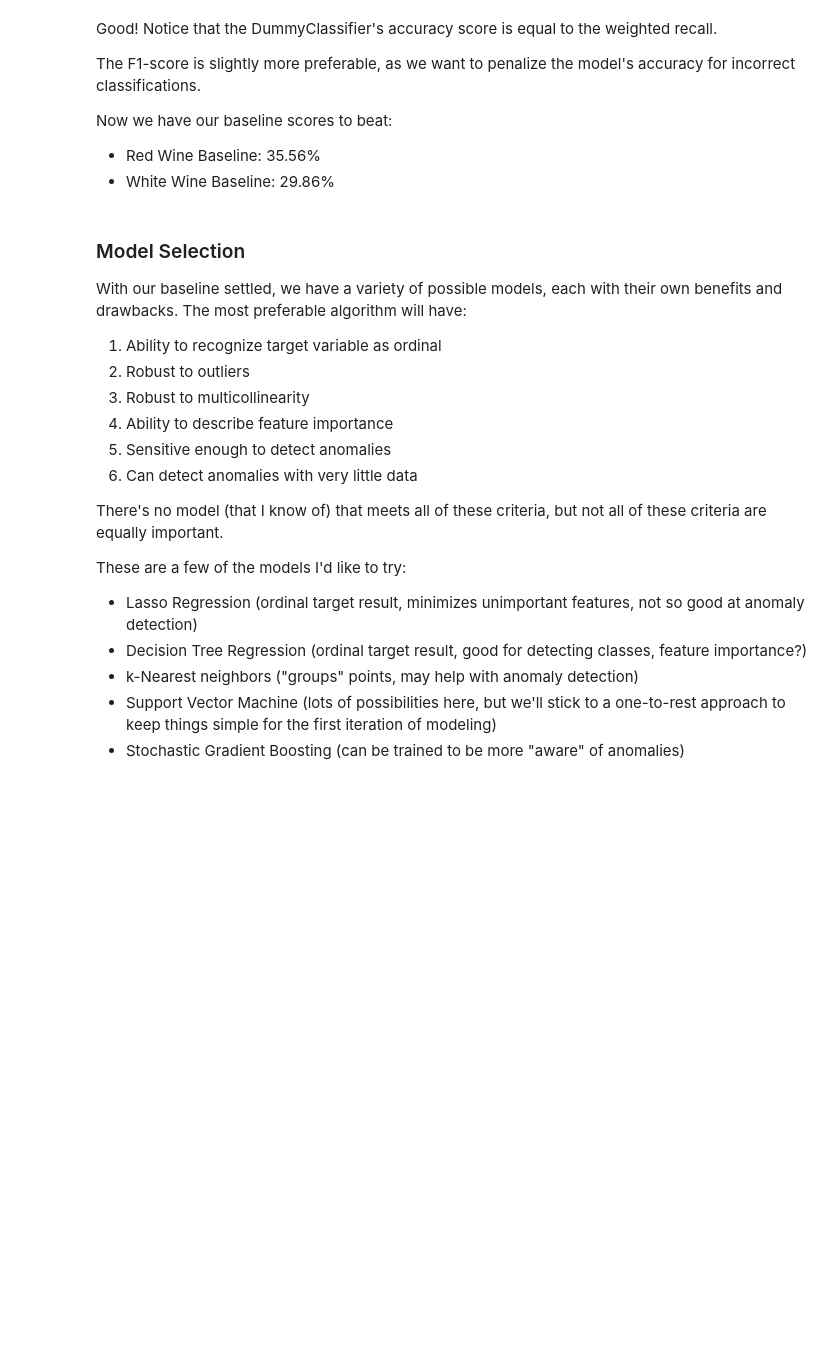
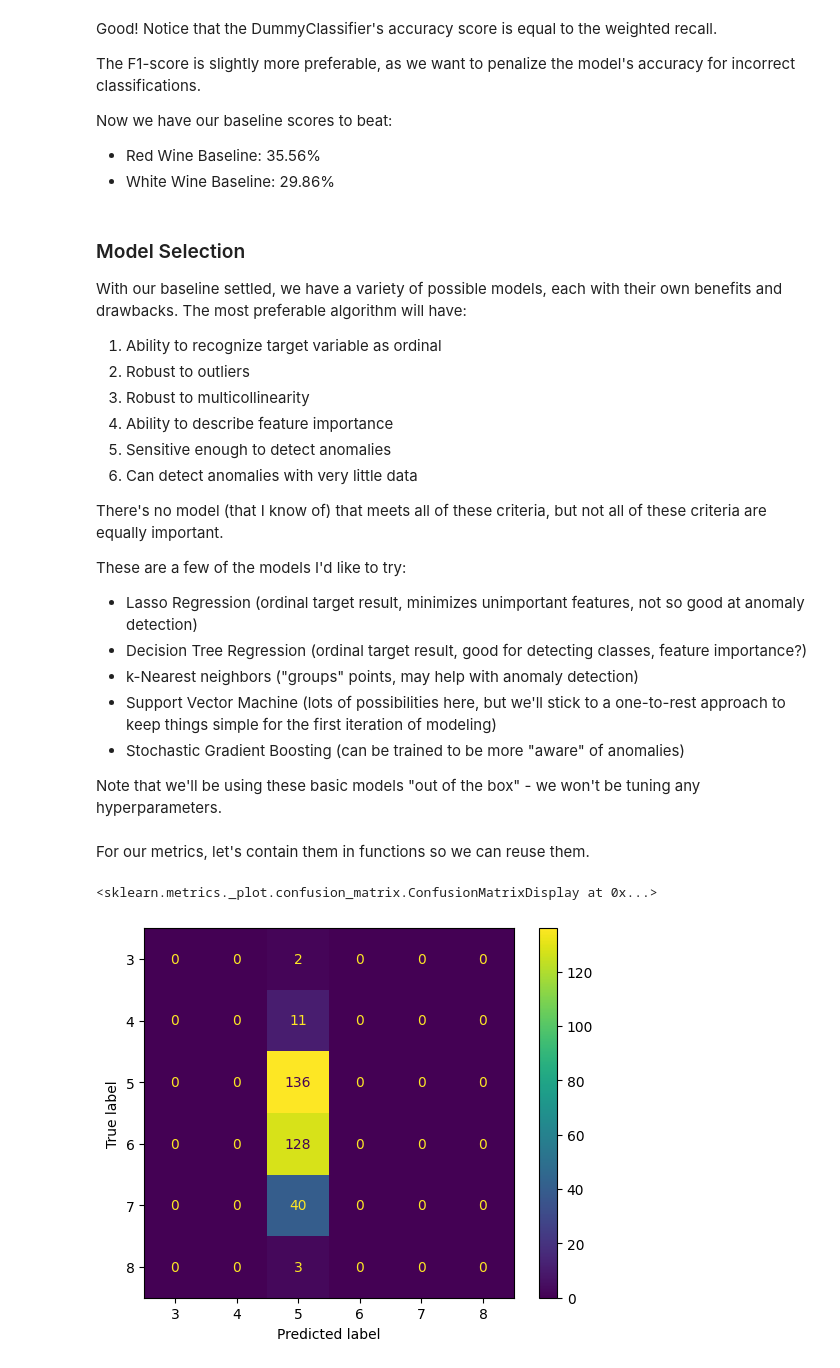
Before and after one commit to zdravoj/data-science-foundations, a Jupyter notebook: UCI_wine_quality.ipynb, the cells around one changed output. Saved outputs shown, nothing was run; the diff lists cells and outputs as text; code cells hidden in the pictures; blank space fills up the shorter version.

```diff
--- a/UCI_wine_quality.ipynb
+++ b/UCI_wine_quality.ipynb
@@ -1148,3 +1150,5 @@ These are a few of the models I'd like to try:
 - k-Nearest neighbors ("groups" points, may help with anomaly detection)
 - Support Vector Machine (lots of possibilities here, but we'll stick to a one-to-rest approach to keep things simple for the first iteration of modeling)
 - Stochastic Gradient Boosting (can be trained to be more "aware" of anomalies)
+
+Note that we'll be using these basic models "out of the box" - we won't be tuning any hyperparameters.
@@ -1150,0 +1167,44 @@ These are a few of the models I'd like to try:
+# %% [markdown]
+For our metrics, let's contain them in functions so we can reuse them.
+# %%
+# confusion matrix
+def confmat_display(color, predictions):
+    if color == 'red':
+        return ConfusionMatrixDisplay.from_predictions(red_y_test, predictions)
+    elif color == 'white':
+        return ConfusionMatrixDisplay.from_predictions(white_y_test, predictions)
+
+# precision, recall, and F1-scores
+def mod_scores(color, predictions):
+    # red wine metrics
+    if color == 'red':
+        red_prec, red_rec, red_f, _ = precision_recall_fscore_support(
+            red_y_test, predictions,
+            beta=1.0,
+            average='weighted',
+            zero_division=0
+        )
+        print(
+            f"Red Precision: {red_prec} \n"
+            f"Red Recall: {red_rec} \n"
+            f"Red F1 Score: {red_f}"
+        )
+
+    # white wine metrics
+    if color == 'white':
+        white_prec, white_rec, white_f, _ = precision_recall_fscore_support(
+            white_y_test, predictions,
+            beta=1.0,
+            average='weighted',
+            zero_division=0
+        )
+        print(
+            f"White Precision: {white_prec} \n"
+            f"White Recall: {white_rec} \n"
+            f"White F1 Score: {white_f}"
+        )
+# %%
+confmat_display('red', red_lr_pred)
+# %% [output]
+<sklearn.metrics._plot.confusion_matrix.ConfusionMatrixDisplay at 0x...>
+[figure, added]
```
Also changed, not shown: parts of 5 cells of this notebook.
